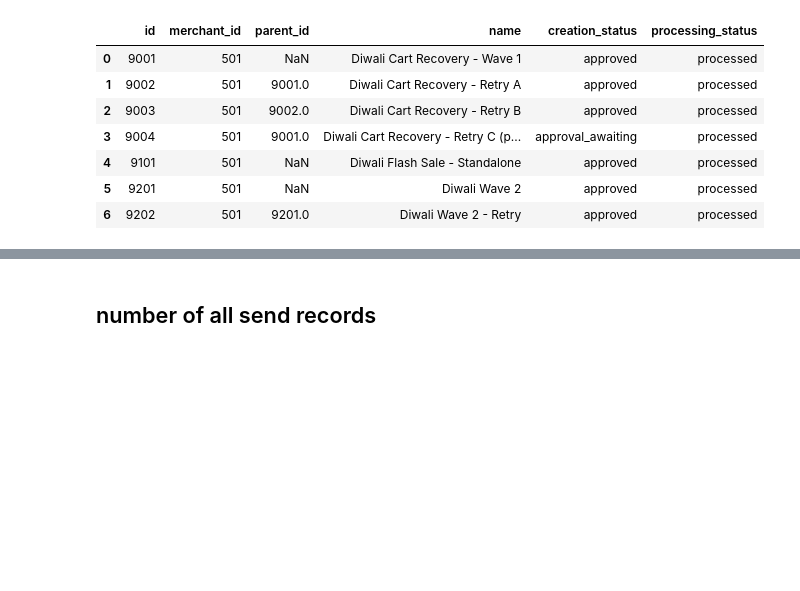
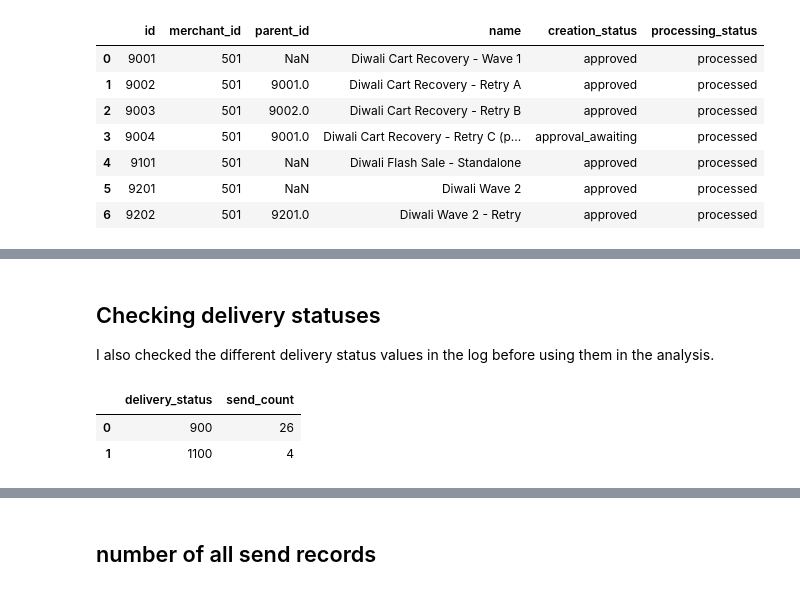
Before and after one commit to piyushkalra002/xeno_data_analysis_assignment, a Jupyter notebook: Analysis.ipynb, the cells around one changed output, grey strips where cells are left out. Cells and saved outputs as stored; diff of their text form; code cells hidden in the pictures; blank space fills up the shorter version.

```diff
--- a/Analysis.ipynb
+++ b/Analysis.ipynb
@@ -58,0 +75,18 @@ pd.read_sql_query(
+# %% [markdown]
+## Checking delivery statuses
+
+I also checked the different delivery status values in the log before using them in the analysis.
+# %%
+pd.read_sql_query(
+    """
+    select delivery_status, count(*) as send_count
+    from communication_log
+    group by delivery_status
+    order by delivery_status;
+    """,
+    conn
+)
+# %% [output]
+|  | delivery_status | send_count |
+| 0 | 900 | 26 |
+| 1 | 1100 | 4 |
```
Also changed, not shown: parts of 5 cells of this notebook, 1 other file.
